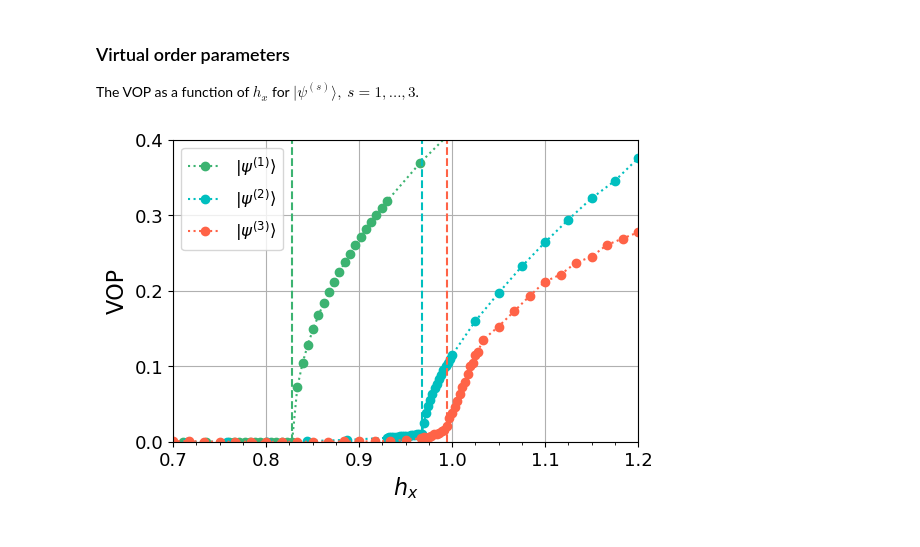
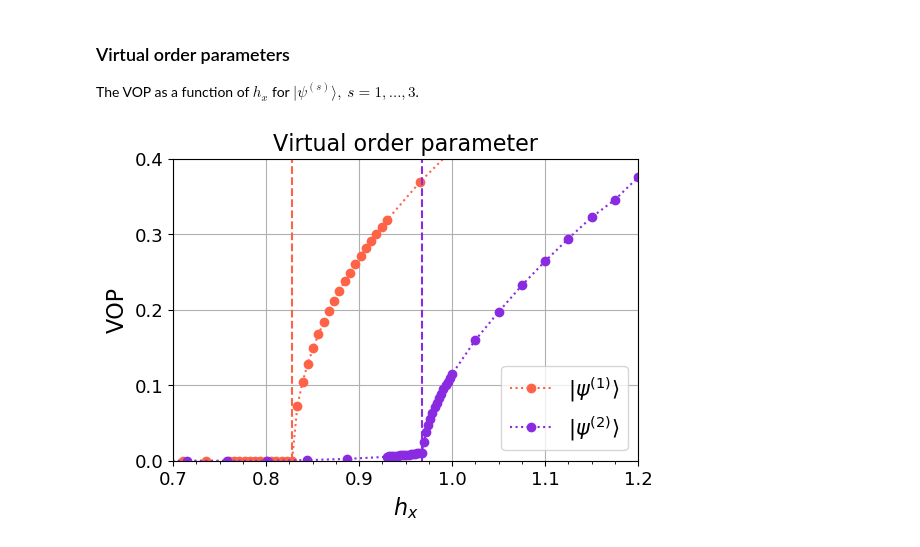
Before and after one commit to j9263178/gtno1D, a Jupyter notebook: tfcm_plots.ipynb, the cells around one changed output. Cells and saved outputs as stored; diff of their text form; code cells hidden in the pictures.

```diff
--- a/tfcm_plots.ipynb
+++ b/tfcm_plots.ipynb
@@ -8,11 +8,12 @@ from matplotlib.ticker import AutoMinorLocator
 
 labelfontsize = 16
 tickfontsize = 13
-legendfontsize = 12
+legendfontsize = 15
 avlinewidth = 1.6
 dpi = 100
 cg1, cg2, cg3 = 0.8280, 0.9673, 0.9950
 labels = [r'$| \psi^{(1)} \rangle$',r'$| \psi^{(2)} \rangle$',r'$| \psi^{(3)} \rangle$',r'$| \psi^{(4)} \rangle$',r'$| \psi^{(5)} \rangle$']
+colors = ["tomato", "blueviolet"]
 # %% [markdown]
 ### Parameters
 The evolution of the variational parameters for $|\psi^{1} \rangle$ as a function of the transversed field $h_x$.
@@ -40,33 +42,27 @@ plt.show()
 ### Energy deviation
 The energy deviation $\delta E = dE/|E_{\textbf{exact}}|$ as a function of $h_x$ for $|\psi^{(s)}\rangle,\ s = 1,\cdots,3$.
 # %%
-# Set the default color cycle
-mpl.rcParams['axes.prop_cycle'] = mpl.cycler(color=["mediumseagreen", "c", "tomato"])
-
 dataG1 = np.loadtxt(f"datas/tfcm_numG1_obs.txt")
 dataG2 = np.loadtxt(f"datas/tfcm_numG2_obs.txt")
-dataG3 = np.loadtxt(f"datas/tfcm_numG3_obs.txt")
 fig, ax = plt.subplots(dpi = dpi)
 
-ax.axvline(cg1, color='mediumseagreen', linestyle = '--')
-plt.plot(dataG1[:, 0],dataG1[:, 2], linestyle = 'dotted', marker = 'o', label = labels[0])
+ax.axvline(cg1, color=colors[0], linestyle = '--')
+plt.plot(dataG1[:, 0],dataG1[:, 2], linestyle = 'dotted', marker = 'o', label = labels[0], color=colors[0])
 
-ax.axvline(cg2, color='c', linestyle = '--')
-plt.plot(dataG2[:, 0],dataG2[:, 2], linestyle = 'dotted', marker = 'o', label = labels[1])
+ax.axvline(cg2, color=colors[1], linestyle = '--')
+plt.plot(dataG2[:, 0],dataG2[:, 2], linestyle = 'dotted', marker = 'o', label = labels[1], color=colors[1])
 
-ax.axvline(cg3, color='tomato', linestyle = '--')
-plt.plot(dataG3[:, 0],dataG3[:, 2], linestyle = 'dotted', marker = 'o', label = labels[2])
-
+plt.title("Energy error", fontsize = labelfontsize)
 plt.ylabel(r"$\delta E$", fontsize = labelfontsize)
 plt.xlabel(r"$h_x$", fontsize = labelfontsize)
 plt.xticks(fontsize = tickfontsize)
 plt.yticks(fontsize = tickfontsize)
 plt.yscale('log')
 plt.xlim(0.7, 1.2)
-plt.ylim(1e-9, 2*1e-2)
+plt.ylim(1e-6, 2*1e-2)
 plt.grid()
 plt.legend(fontsize = legendfontsize, loc = 'lower right')
-ax.yaxis.set_ticks([1e-2, 1e-4, 1e-6, 1e-8])
+ax.yaxis.set_ticks([1e-2, 1e-4, 1e-6])
 ax.xaxis.set_minor_locator( AutoMinorLocator(4))
 plt.show()
 # %% [output]
@@ -77,23 +73,21 @@ plt.show()
 The VOP as a function of $h_x$ for $|\psi^{(s)}\rangle,\ s = 1,...,3$.
 # %%
 fig, ax = plt.subplots(dpi = dpi)
-
-ax.axvline(cg1, color='mediumseagreen', linestyle = '--')
-plt.plot(dataG1[:, 0],dataG1[:, 3], linestyle = ':', marker = 'o', label =  labels[0])
-ax.axvline(cg2, color='c', linestyle = '--')
-plt.plot(dataG2[:, 0],dataG2[:, 3], linestyle = ':', marker = 'o', label =  labels[1])
-ax.axvline(cg3, color='tomato', linestyle = '--')
-plt.plot(dataG3[:, 0],dataG3[:, 3], linestyle = ':', marker = 'o', label =  labels[2])
+ax.axvline(cg1, color=colors[0], linestyle = '--')
+plt.plot(dataG1[:, 0],dataG1[:, 3], linestyle = ':', marker = 'o', label =  labels[0], color=colors[0])
+ax.axvline(cg2, color=colors[1], linestyle = '--')
+plt.plot(dataG2[:, 0],dataG2[:, 3], linestyle = ':', marker = 'o', label =  labels[1], color=colors[1])
+plt.title("Virtual order parameter", fontsize = labelfontsize)
 plt.ylabel("VOP", fontsize = labelfontsize)
 plt.xlabel(r"$h_x$", fontsize = labelfontsize)
 plt.xticks(fontsize = tickfontsize)
 plt.yticks(fontsize = tickfontsize)
 plt.ylim(0, 0.4)
 plt.xlim(0.7, 1.2)
 plt.grid()
 plt.legend(fontsize = legendfontsize)
 ax.xaxis.set_minor_locator( AutoMinorLocator(4))
 ax.yaxis.set_ticks([0, 0.1, 0.2, 0.3, 0.4])
 plt.show()
 # %% [output]
-[figure, old version]
+[figure, new version]
```
Also changed, not shown: parts of 2 cells of this notebook, 14 other files.
